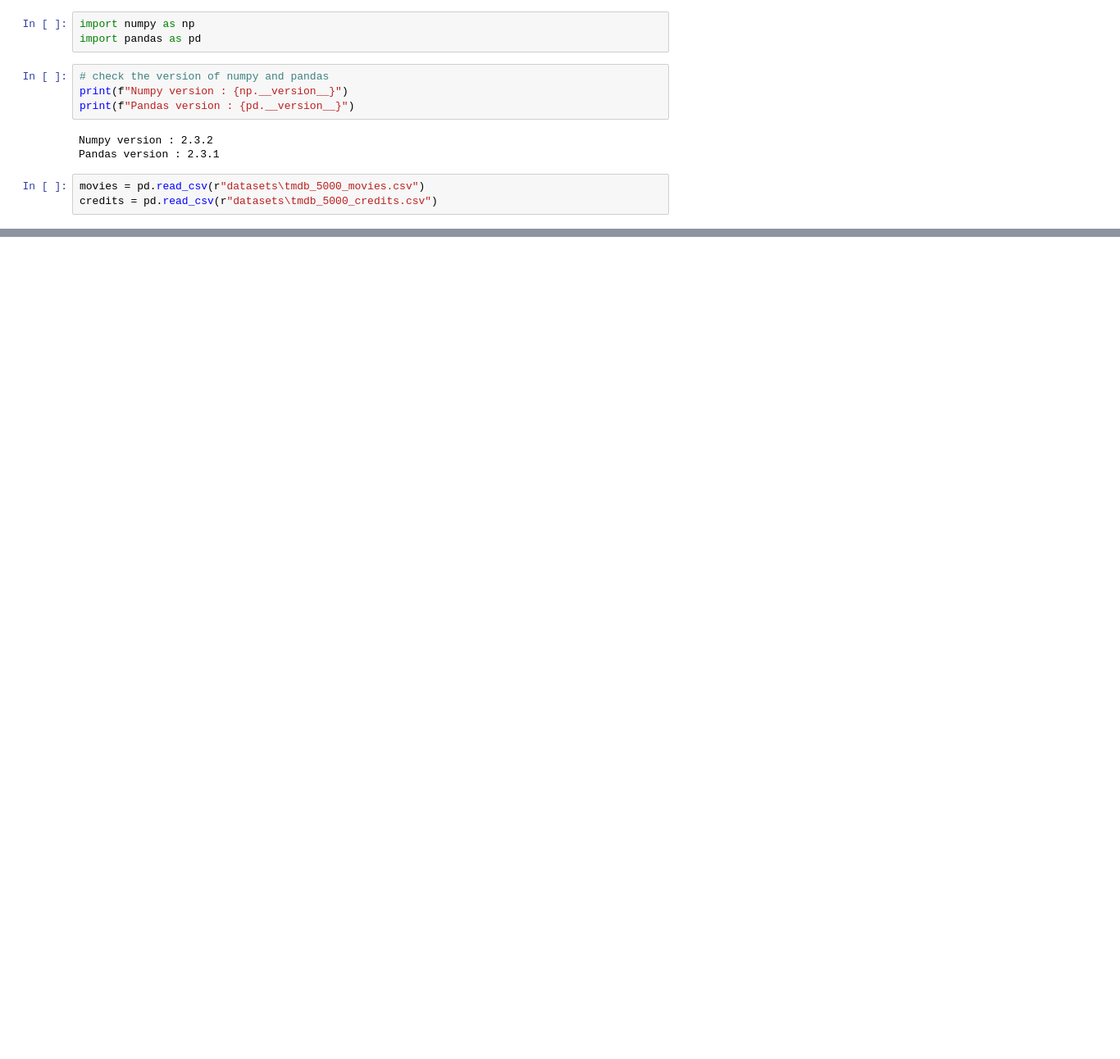
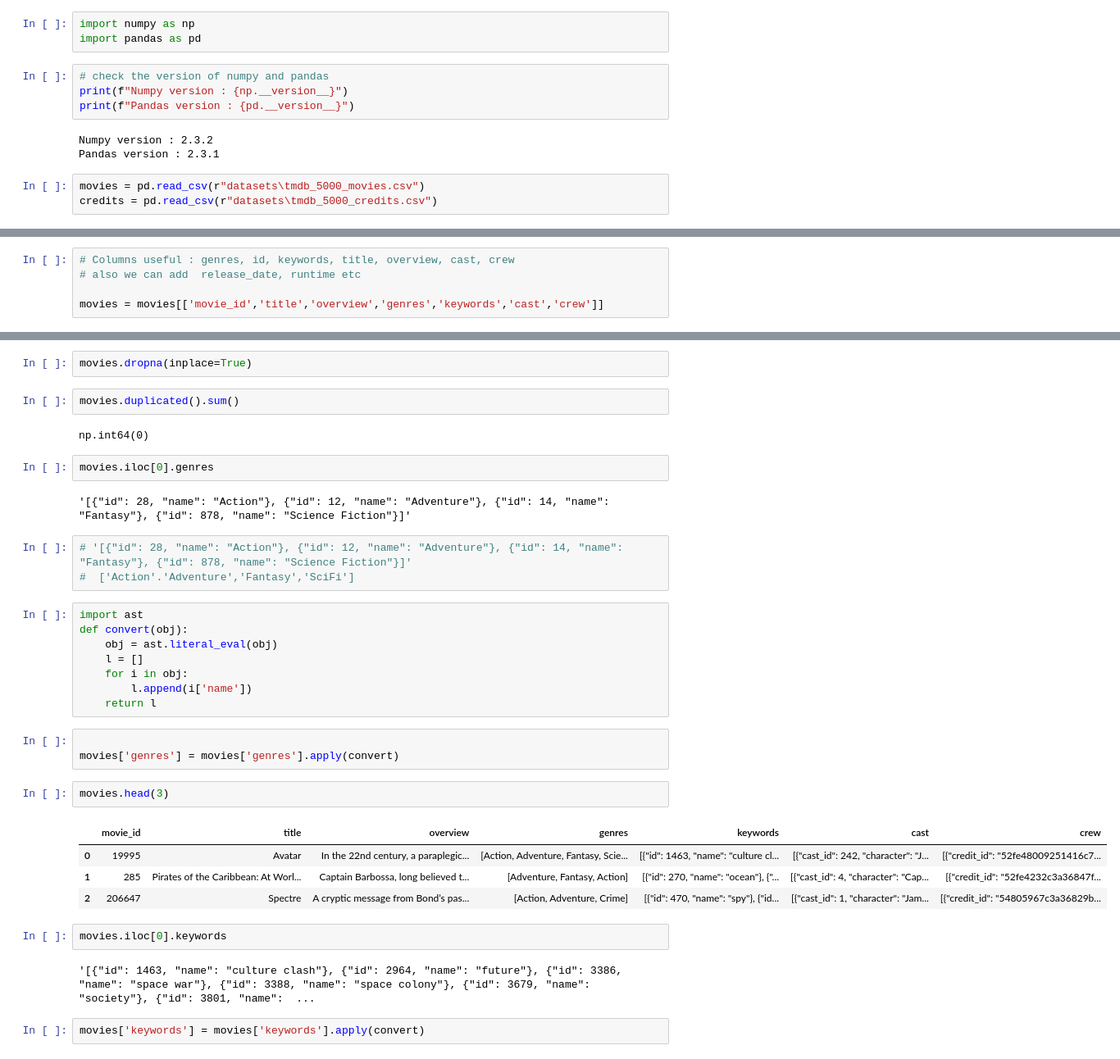
Before and after one commit to priyanshu3504/Movie-Recommendation-System, a Jupyter notebook: initial.ipynb, the cells around one changed output, grey strips where cells are left out. Shown at 82% size. Cells and saved outputs as stored; diff of their text form; blank space fills up the shorter version.

```diff
--- a/initial.ipynb
+++ b/initial.ipynb
@@ -36,0 +40,5 @@ print(credits.head())
+# %%
+# Columns useful : genres, id, keywords, title, overview, cast, crew
+# also we can add  release_date, runtime etc
+
+movies = movies[['movie_id','title','overview','genres','keywords','cast','crew']]
@@ -36,0 +62,37 @@ print(credits.head())
+# %%
+movies.dropna(inplace=True)
+# %%
+movies.duplicated().sum()
+# %% [output]
+np.int64(0)
+# %%
+movies.iloc[0].genres
+# %% [output]
+'[{"id": 28, "name": "Action"}, {"id": 12, "name": "Adventure"}, {"id": 14, "name": "Fantasy"}, {"id": 878, "name": "Science Fiction"}]'
+# %%
+# '[{"id": 28, "name": "Action"}, {"id": 12, "name": "Adventure"}, {"id": 14, "name": "Fantasy"}, {"id": 878, "name": "Science Fiction"}]'
+#  ['Action'.'Adventure','Fantasy','SciFi']
+# %%
+import ast
+def convert(obj):
+    obj = ast.literal_eval(obj)
+    l = []
+    for i in obj:
+        l.append(i['name'])
+    return l
+# %%
+
+movies['genres'] = movies['genres'].apply(convert)
+# %%
+movies.head(3)
+# %% [output]
+|  | movie_id | title | overview | genres | keywords | cast | crew |
+| 0 | 19995 | Avatar | In the 22nd century, a paraplegic... | [Action, Adventure, Fantasy, Scie... | [{"id": 1463, "name": "culture cl... | [{"cast_id": 242, "character": "J... | [{"credit_id": "52fe48009251416c7... |
+| 1 | 285 | Pirates of the Caribbean: At Worl... | Captain Barbossa, long believed t... | [Adventure, Fantasy, Action] | [{"id": 270, "name": "ocean"}, {"... | [{"cast_id": 4, "character": "Cap... | [{"credit_id": "52fe4232c3a36847f... |
+| 2 | 206647 | Spectre | A cryptic message from Bond’s pas... | [Action, Adventure, Crime] | [{"id": 470, "name": "spy"}, {"id... | [{"cast_id": 1, "character": "Jam... | [{"credit_id": "54805967c3a36829b... |
+# %%
+movies.iloc[0].keywords
+# %% [output]
+'[{"id": 1463, "name": "culture clash"}, {"id": 2964, "name": "future"}, {"id": 3386, "name": "space war"}, {"id": 3388, "name": "space colony"}, {"id": 3679, "name": "society"}, {"id": 3801, "name":  ...
+# %%
+movies['keywords'] = movies['keywords'].apply(convert)
```
Also changed, not shown: parts of 27 cells of this notebook.
